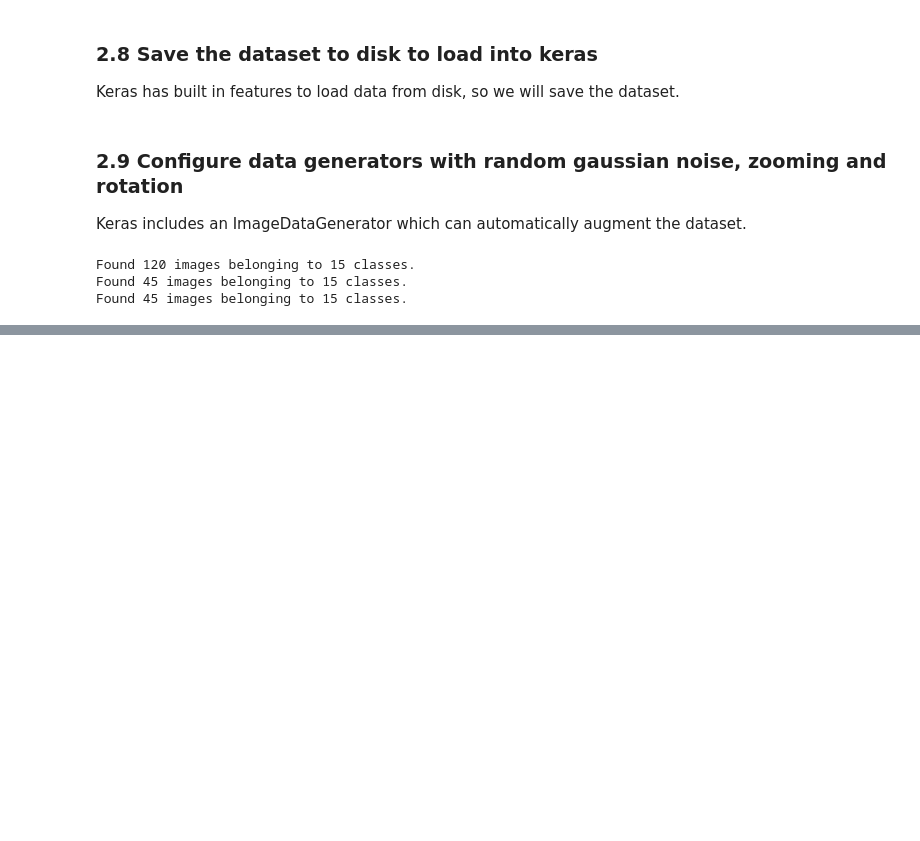
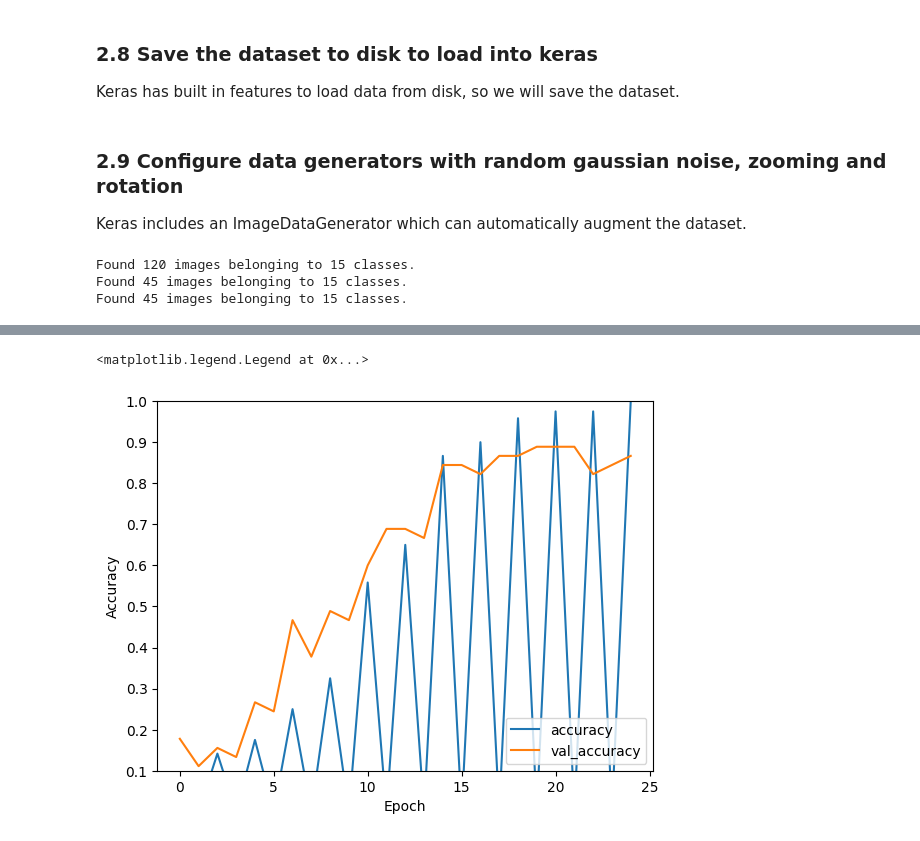
Before and after one commit to RichardOgujawa/atu-artefact, a Jupyter notebook: fr_system.ipynb, the cells around one changed output, grey strips where cells are left out. Cells and saved outputs as stored; diff of their text form; code cells hidden in the pictures; blank space fills up the shorter version.

Commit message:
got model working

```diff
--- a/fr_system.ipynb
+++ b/fr_system.ipynb
@@ -527,7 +527,7 @@ TRAINING_DATA_DIRECTORY = "data/train"
 TESTING_DATA_DIRECTORY = "data/test"
 NUM_CLASSES = 15
 EPOCHS = 25
-BATCH_SIZE = 20
+BATCH_SIZE = 10
 NUMBER_OF_TRAINING_IMAGES = 120
 NUMBER_OF_TESTING_IMAGES = 45
 IMAGE_HEIGHT = 160
@@ -649,0 +803,16 @@ plt.show()
+# %%
+from keras import optimizers, losses
+from keras._tf_keras.keras.callbacks import EarlyStopping
+
+early_stopping = EarlyStopping()
+
+"""
+loss - Compile the model use Categorial Cross Entropy to calculate the loss from the logits produced by the densely connected layer
+optimizer - Adam optimiser is used with learning rate/step size of 0.0003
+metrics to keep track of - accuracy
+"""
+model.compile(
+    loss=losses.CategoricalCrossentropy(from_logits=True),
+    optimizer=optimizers.Adam(learning_rate=0.0003),
+    metrics=["accuracy"]
+)
@@ -649,0 +821,18 @@ plt.show()
+# %%
+# Train the model
+"""
+- history - The history object returned contains information about the training process (e.g., loss and accuracy metrics) for analysis and visualization.
+- training_generator is typically a generator or data iterator that provides batches of training data to the model during training. Generators are useful for handling large datasets that cannot fit into memory all at once.
+- Steps per epoch - how many steps there will be in each epoch, which is equivalent the size of the dataset passed in divided by how many we'll be processing at a time. This parameter controls how many batches are processed in each epoch.
+- epochs - how many times the entire dataset will be traversed (or iterated through) through
+- shuffle - shuffle indicates whether to shuffle the training data before each epoch. Shuffling helps in preventing the model from memorizing the order of training samples and improves learning.
+"""
+history = model.fit(
+    training_generator,
+    steps_per_epoch=(NUMBER_OF_TRAINING_IMAGES//BATCH_SIZE),
+    epochs=EPOCHS,
+    validation_data=testing_generator,
+    shuffle=True,
+    validation_steps=(NUMBER_OF_TESTING_IMAGES//BATCH_SIZE),
+#     callbacks=[early_stopping]
+)
@@ -649,0 +900,11 @@ plt.show()
+# %%
+plot_folder = "plot"
+plt.plot(history.history['accuracy'], label='accuracy')
+plt.plot(history.history['val_accuracy'], label='val_accuracy')
+plt.xlabel('Epoch')
+plt.ylabel('Accuracy')
+plt.ylim([0.1, 1])
+plt.legend(loc='lower right')
+# %% [output]
+<matplotlib.legend.Legend at 0x...>
+[figure, added]
```
Also changed, not shown: parts of 30 cells of this notebook.
